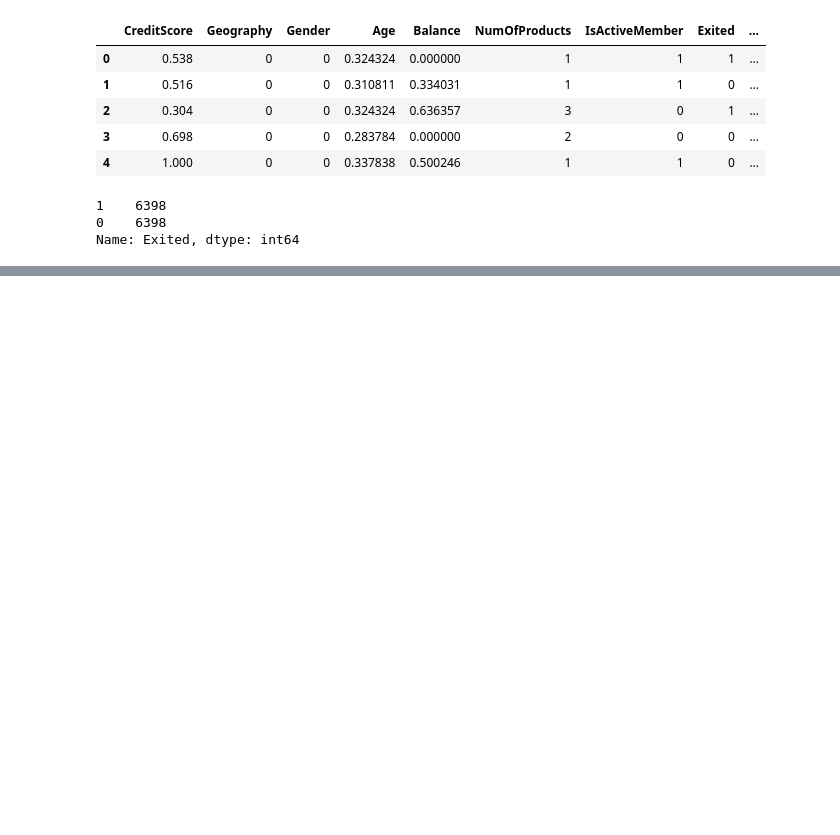
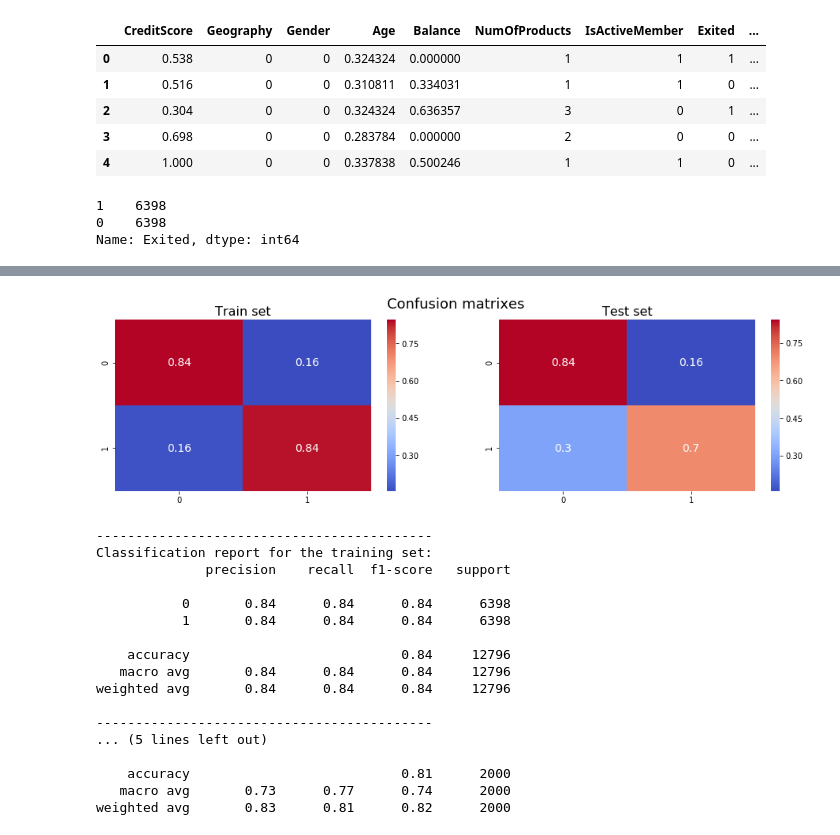
Before and after one commit to Moutoussamy/BankCustomersChurnPred, a Jupyter notebook: BankCustomersChurnPred.ipynb, the cells around one changed output, grey strips where cells are left out. Drawn from its saved outputs; the diff is of its cells as text; code cells hidden in the pictures; blank space fills up the shorter version.

Commit message:
confusion matrix and features importance

```diff
--- a/BankCustomersChurnPred.ipynb
+++ b/BankCustomersChurnPred.ipynb
@@ -581,12 +576,0 @@ weighted avg       0.84      0.84      0.84     12796
-# %%
-from sklearn.ensemble import RandomForestClassifier
-
-# Fit random forest classifier
-param_grid = {'max_depth': [3, 5, 6, 7, 8],
- 'max_features': [2,4,6,7,8,9],
- 'min_samples_leaf': [2, 3, 5],
- 'min_samples_split': [3, 5, 6, 7],
- 'n_estimators': [50,100]}
-
-RFgrid = GridSearchCV(RandomForestClassifier(), param_grid, cv=5, refit=True, verbose=0)
-RFgrid.fit(X_train,y_train)
@@ -624,0 +577,23 @@ Name: Exited, dtype: int64
+# %%
+y_pred_train = RFgrid.predict(X_train)
+y_pred_test = RFgrid.predict(X_test)
+ModelAssessment(y_train,y_pred_train,y_test,y_pred_test)
+# %% [output]
+[figure, added]
+-------------------------------------------
+Classification report for the training set:
+              precision    recall  f1-score   support
+
+           0       0.84      0.84      0.84      6398
+           1       0.84      0.84      0.84      6398
+
+    accuracy                           0.84     12796
+   macro avg       0.84      0.84      0.84     12796
+weighted avg       0.84      0.84      0.84     12796
+
+-------------------------------------------
+... (5 lines left out)
+
+    accuracy                           0.81      2000
+   macro avg       0.73      0.77      0.74      2000
+weighted avg       0.83      0.81      0.82      2000
```
Also changed, not shown: parts of 24 cells of this notebook.
